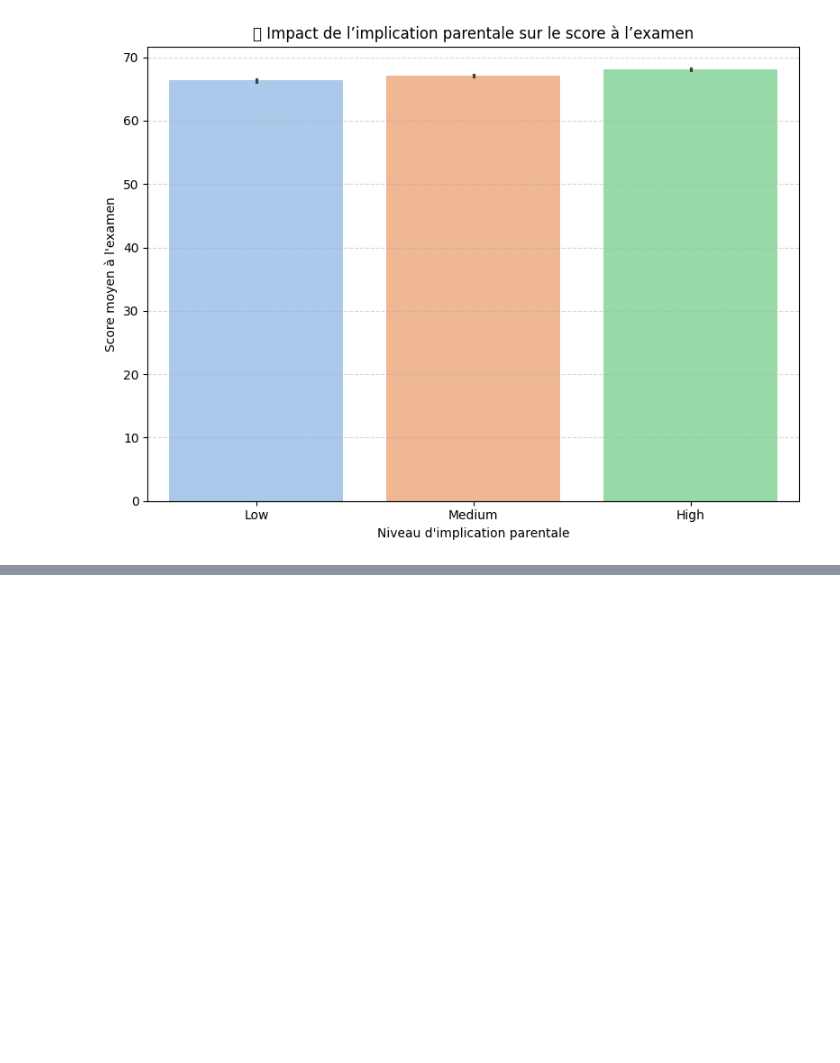
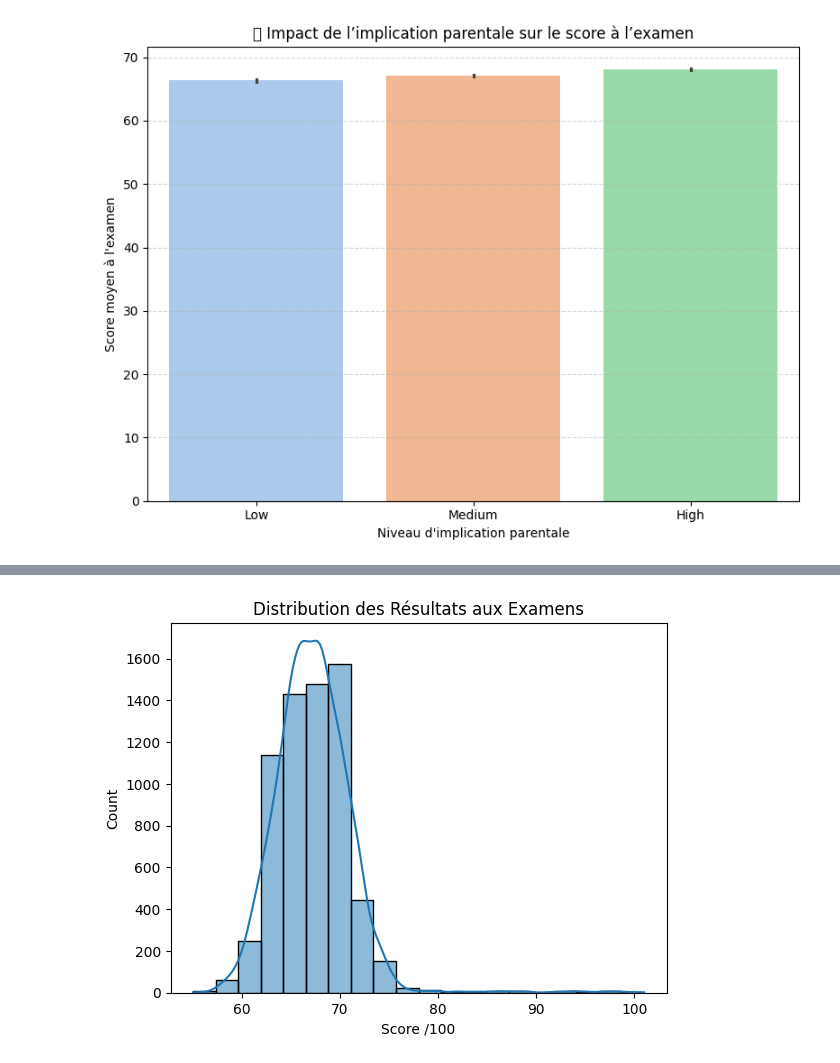
Before and after one commit to emnabnk/Projet-traitement-de-donnees, a Jupyter notebook: Notebook Projet.ipynb, the cells around one changed output, grey strips where cells are left out. Saved outputs shown, nothing was run; the diff lists cells and outputs as text; code cells hidden in the pictures; blank space fills up the shorter version.

```diff
--- a/Notebook Projet.ipynb
+++ b/Notebook Projet.ipynb
@@ -315,0 +368,8 @@ Passing `palette` without assigning `hue` is deprecated and will be removed in v
+# %%
+import seaborn as sns
+sns.histplot(df['Exam_Score'], kde=True, bins=20)
+plt.title("Distribution des Résultats aux Examens")
+plt.xlabel("Score /100")
+plt.show()
+# %% [output]
+[figure, added]
```
Also changed, not shown: parts of 11 cells of this notebook.
